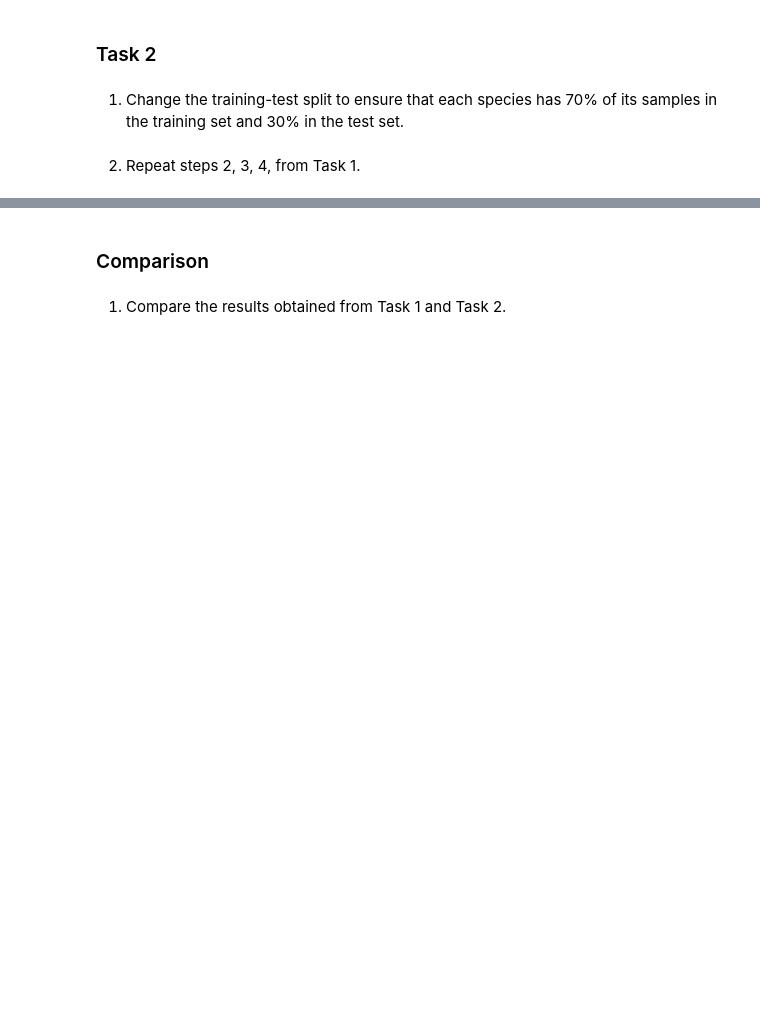
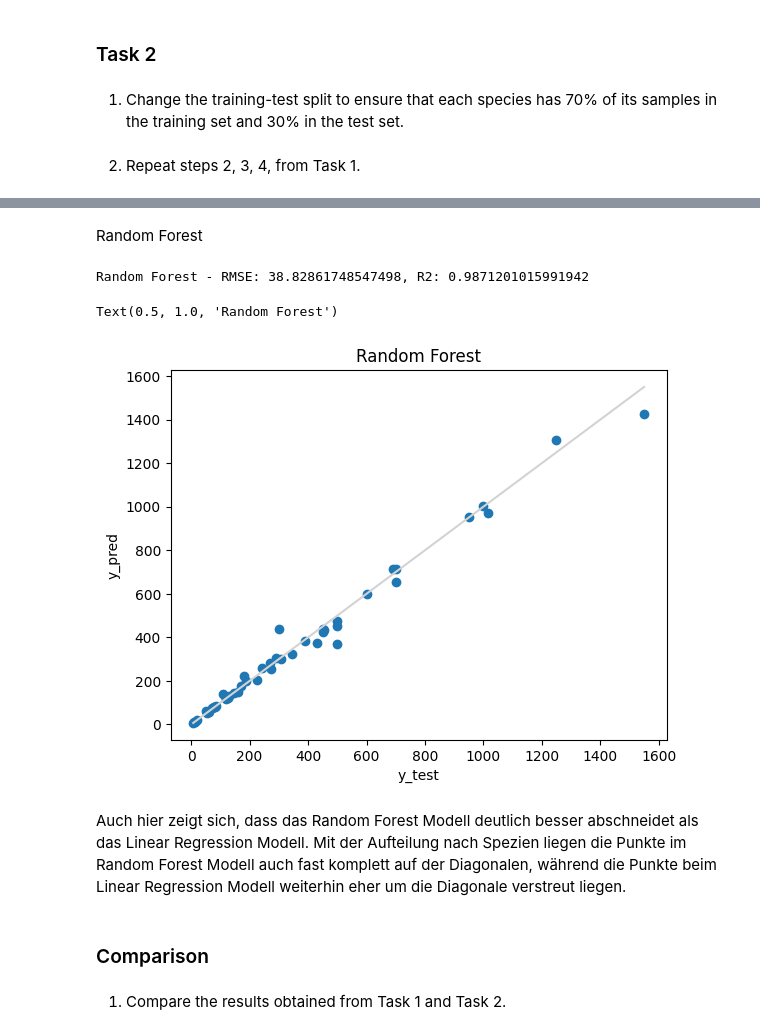
Before and after one commit to sophieHerstein/DS_ML_Introduction, a Jupyter notebook: ml_introduction_exercise.ipynb, the cells around one changed output, grey strips where cells are left out. Cells and saved outputs as stored; diff of their text form; code cells hidden in the pictures; blank space fills up the shorter version.

```diff
--- a/ml_introduction_exercise.ipynb
+++ b/ml_introduction_exercise.ipynb
@@ -47,3 +140,25 @@ fish_dataset
+# %% [markdown]
+Random Forest
+# %%
+random_forest_species = RandomForestRegressor(random_state=1)
+random_forest_species.fit(X_train_species, y_train_species)
+
+y_pred_random_forest_species = random_forest.predict(X_test_species)
+rmse_random_forest_species = root_mean_squared_error(y_test_species, y_pred_random_forest_species)
+r2_random_forest_species = r2_score(y_test_species, y_pred_random_forest_species)
+print(f'Random Forest - RMSE: {rmse_random_forest_species}, R2: {r2_random_forest_species}')
+
+plt.scatter(y_test_species, y_pred_random_forest_species)
+plt.plot([y_test_species.min(), y_test_species.max()], [y_test_species.min(), y_test_species.max()], color='lightgrey')
+plt.xlabel('y_test')
+plt.ylabel('y_pred')
+plt.title('Random Forest')
+# %% [output]
+Random Forest - RMSE: 38.82861748547498, R2: 0.9871201015991942
+Text(0.5, 1.0, 'Random Forest')
+[figure, added]
+# %% [markdown]
+Auch hier zeigt sich, dass das Random Forest Modell deutlich besser abschneidet als das Linear Regression Modell. Mit der Aufteilung nach Spezien liegen die Punkte im Random Forest Modell auch fast komplett auf der Diagonalen, während die Punkte beim Linear Regression Modell weiterhin eher um die Diagonale verstreut liegen.
 # %% [markdown]
 ### Comparison
 # %% [markdown]
```
Also changed, not shown: parts of 23 cells of this notebook.
